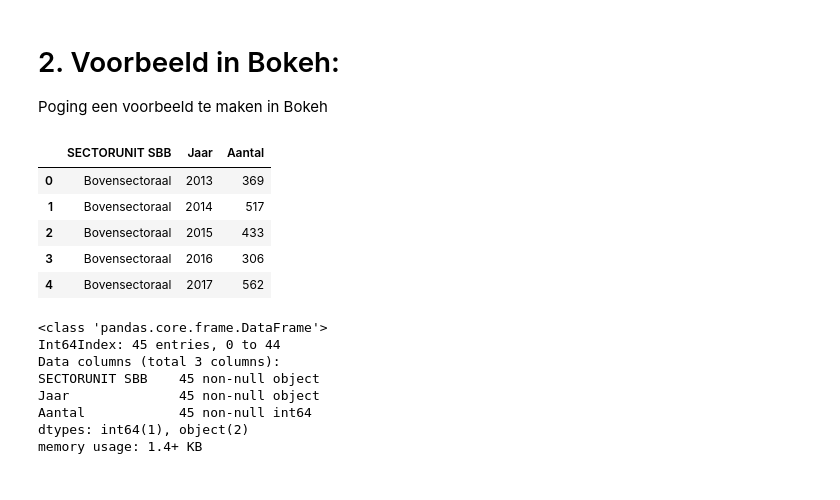
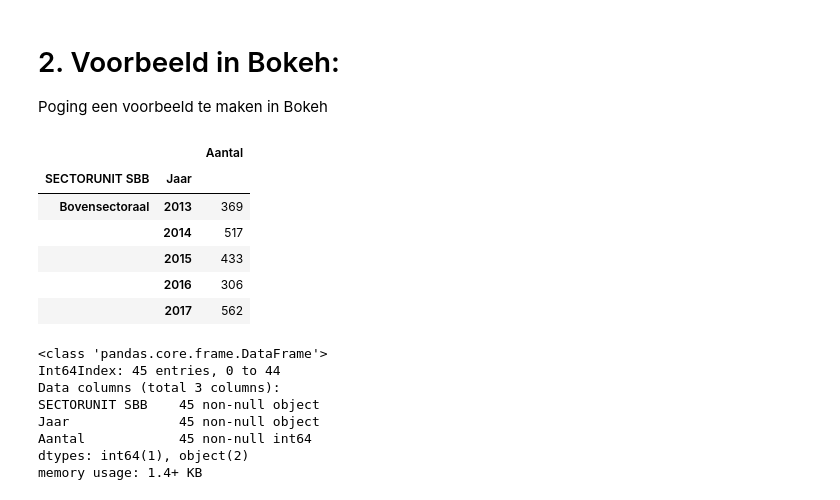
Before and after one commit to simonvdberg/POC, a Jupyter notebook: LocCat-DB-Mockup.ipynb, the cells around one changed output. Saved outputs shown, nothing was run; the diff lists cells and outputs as text; code cells hidden in the pictures.

```diff
--- a/LocCat-DB-Mockup.ipynb
+++ b/LocCat-DB-Mockup.ipynb
@@ -230,18 +230,27 @@ Poging een voorbeeld te maken in Bokeh
 # %%
 # maak document, met daarin grafiek. Hier zullen (uiteindelijk) meerdere grafieken moeten worden
 # weergegeven met meerdere opties.
 df = dscMelt.copy()
 
 # defineer variabelen voor grafiek
 df_totaalSBB = df.groupby(['SECTORUNIT SBB', 'Jaar'], as_index=False).sum()[['SECTORUNIT SBB', 'Jaar', 'Aantal']]
 df_totaalSBB.head()
+
+# maak document, met daarin grafiek. Hier zullen (uiteindelijk) meerdere grafieken moeten worden
+# weergegeven met meerdere opties.
+dx = dscMelt.copy()
+
+# defineer variabelen voor grafiek
+dx_totaalSBB = dx.groupby(['SECTORUNIT SBB', 'Jaar']).sum()[['Aantal']]
+dx_totaalSBB.head()
 # %% [output]
-|  | SECTORUNIT SBB | Jaar | Aantal |
-| 0 | Bovensectoraal | 2013 | 369 |
-| 1 | Bovensectoraal | 2014 | 517 |
-| 2 | Bovensectoraal | 2015 | 433 |
-| 3 | Bovensectoraal | 2016 | 306 |
-| 4 | Bovensectoraal | 2017 | 562 |
+|  |  | Aantal |
+| SECTORUNIT SBB | Jaar |  |
+| Bovensectoraal | 2013 | 369 |
+|  | 2014 | 517 |
+|  | 2015 | 433 |
+|  | 2016 | 306 |
+|  | 2017 | 562 |
 # %%
 df_totaalSBB.info()
 # %% [output]
```
Also changed, not shown: parts of 4 cells of this notebook.
